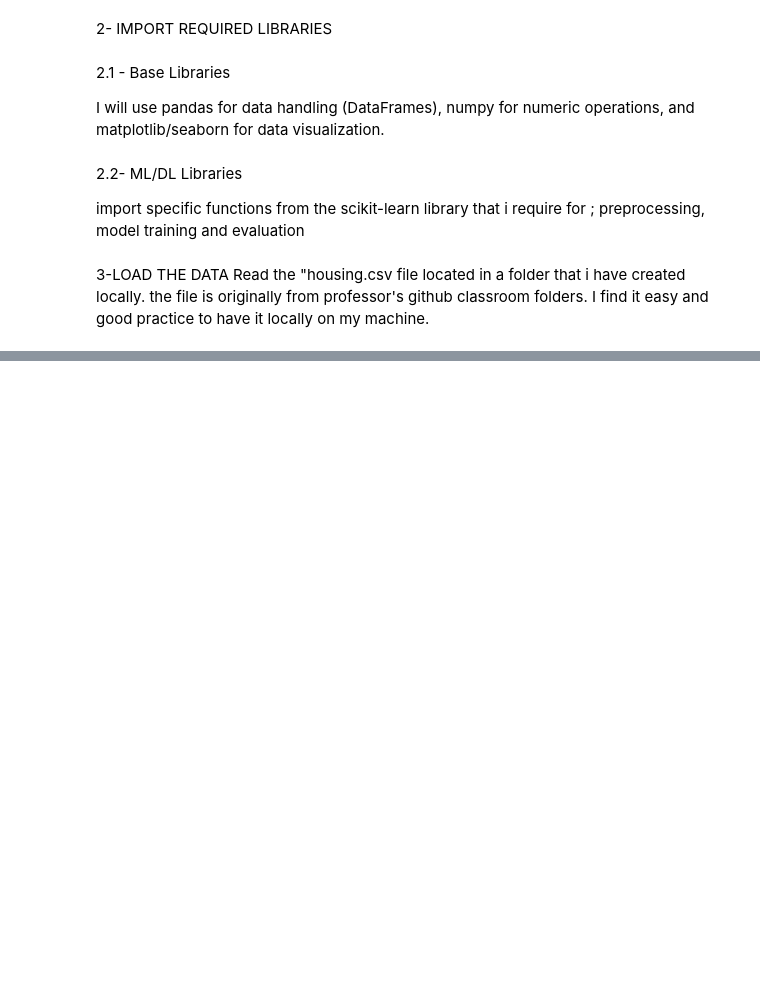
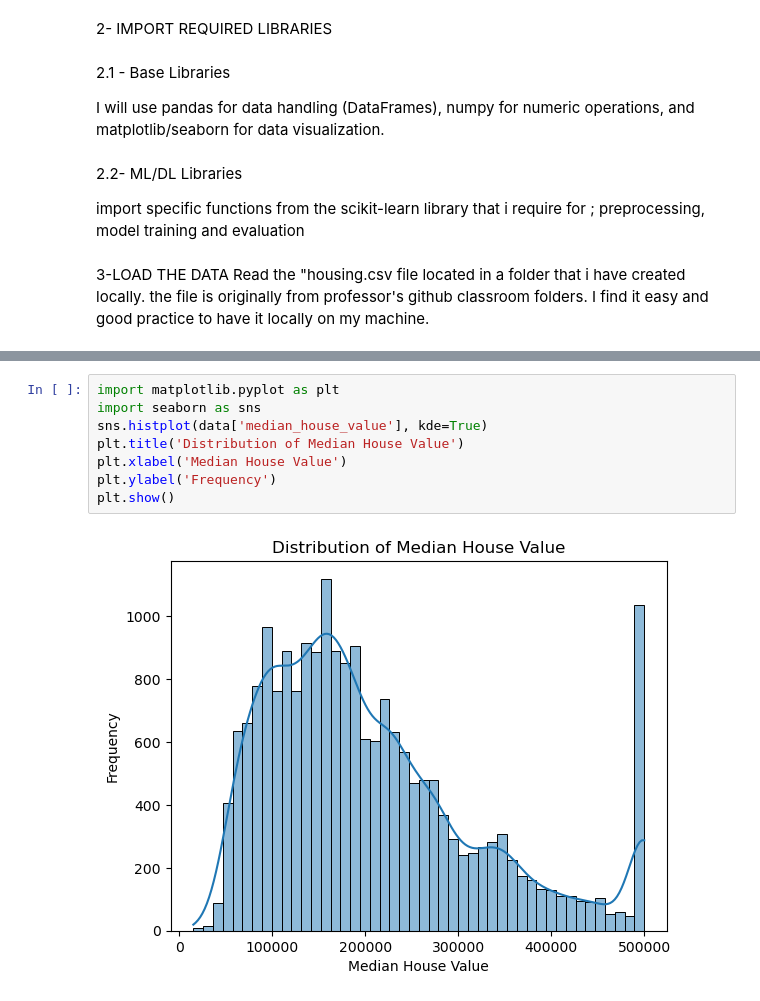
Before and after one commit to brianorina/class202505, a Jupyter notebook: EX1HousingBrian.ipynb, the cells around one changed output, grey strips where cells are left out. Saved outputs shown, nothing was run; the diff lists cells and outputs as text; blank space fills up the shorter version.

```diff
--- a/EX1HousingBrian.ipynb
+++ b/EX1HousingBrian.ipynb
@@ -24,0 +130,10 @@ FileNotFoundError: [Errno 2] No such file or directory: 'housing.csv'
+# %%
+import matplotlib.pyplot as plt
+import seaborn as sns
+sns.histplot(data['median_house_value'], kde=True)
+plt.title('Distribution of Median House Value')
+plt.xlabel('Median House Value')
+plt.ylabel('Frequency')
+plt.show()
+# %% [output]
+[figure, added]
```
Also changed, not shown: parts of 60 cells of this notebook.
